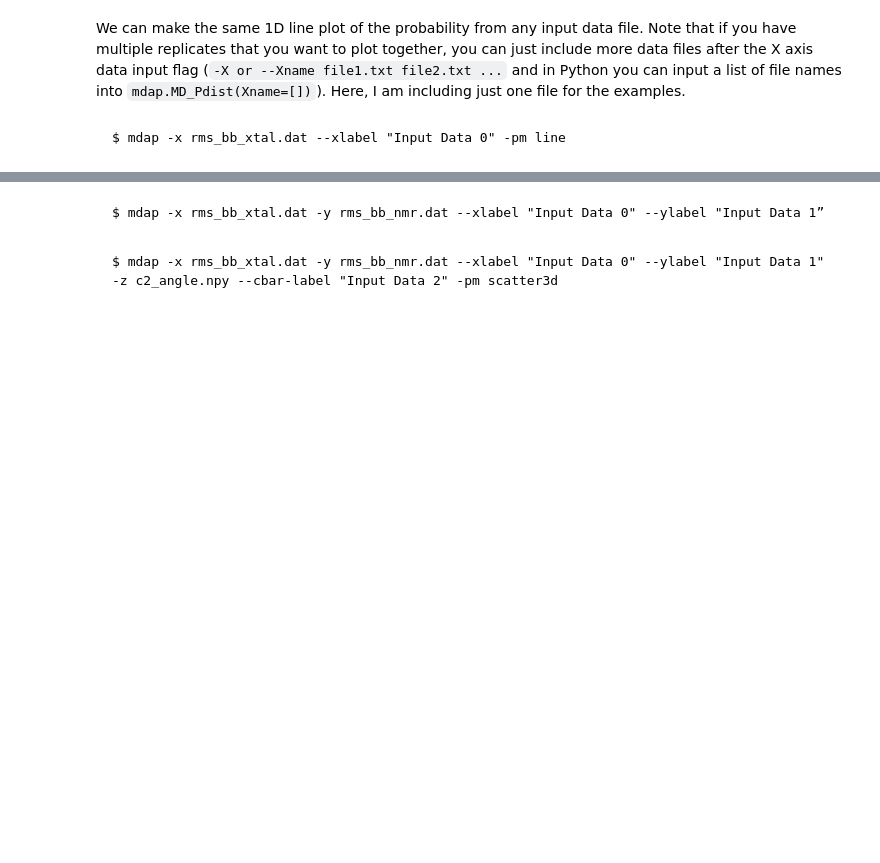
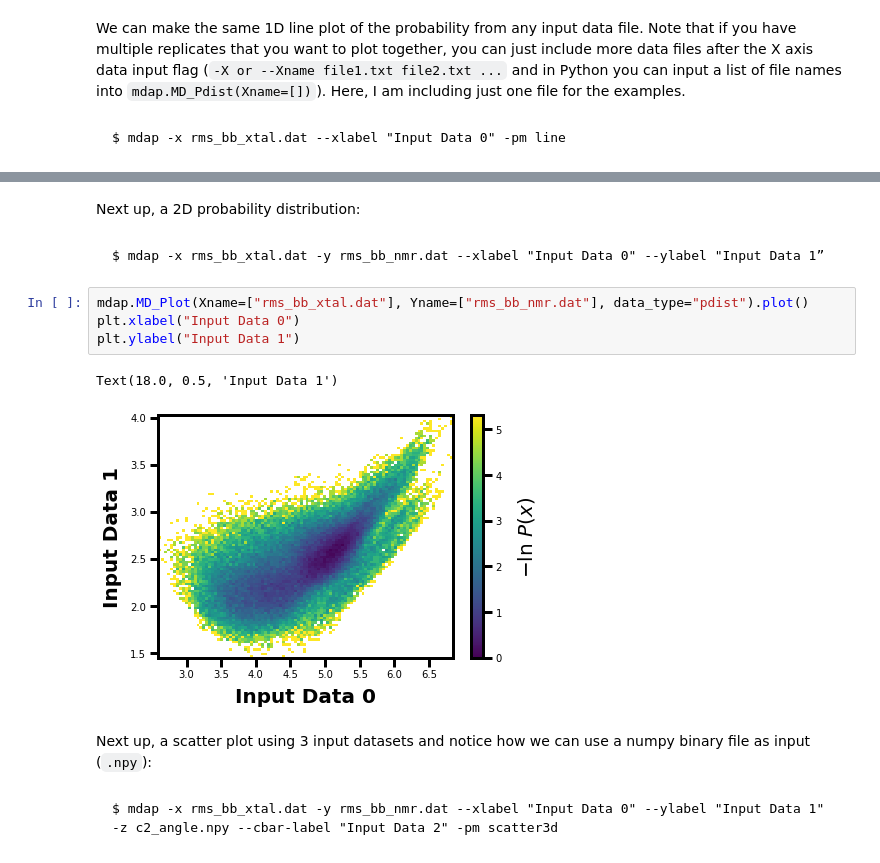
Before and after one commit to darianyang/wedap, a Jupyter notebook: examples/notebook/wedap_demo.ipynb, the cells around one changed output, grey strips where cells are left out. Drawn from its saved outputs; the diff is of its cells as text; blank space fills up the shorter version.

````diff
--- a/examples/notebook/wedap_demo.ipynb
+++ b/examples/notebook/wedap_demo.ipynb
@@ -219,7 +219,18 @@ Text(0.5, 10.0, 'Input Data 0')
+# %% [markdown]
+Next up, a 2D probability distribution:
 # %% [markdown]
 ```
 $ mdap -x rms_bb_xtal.dat -y rms_bb_nmr.dat --xlabel "Input Data 0" --ylabel "Input Data 1”
 ```
+# %%
+mdap.MD_Plot(Xname=["rms_bb_xtal.dat"], Yname=["rms_bb_nmr.dat"], data_type="pdist").plot()
+plt.xlabel("Input Data 0")
+plt.ylabel("Input Data 1")
+# %% [output]
+Text(18.0, 0.5, 'Input Data 1')
+[figure, added]
+# %% [markdown]
+Next up, a scatter plot using 3 input datasets and notice how we can use a numpy binary file as input (`.npy`):
 # %% [markdown]
 ```
 $ mdap -x rms_bb_xtal.dat -y rms_bb_nmr.dat --xlabel "Input Data 0" --ylabel "Input Data 1" -z c2_angle.npy --cbar-label "Input Data 2" -pm scatter3d
````
Also changed, not shown: parts of 8 cells of this notebook, 1 other file.
